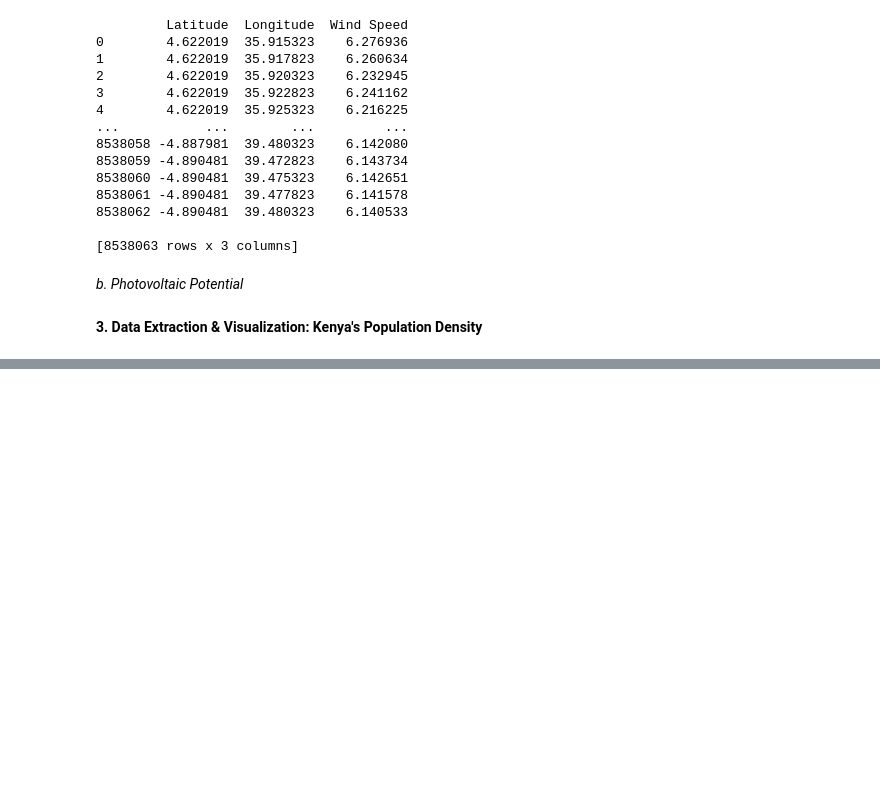
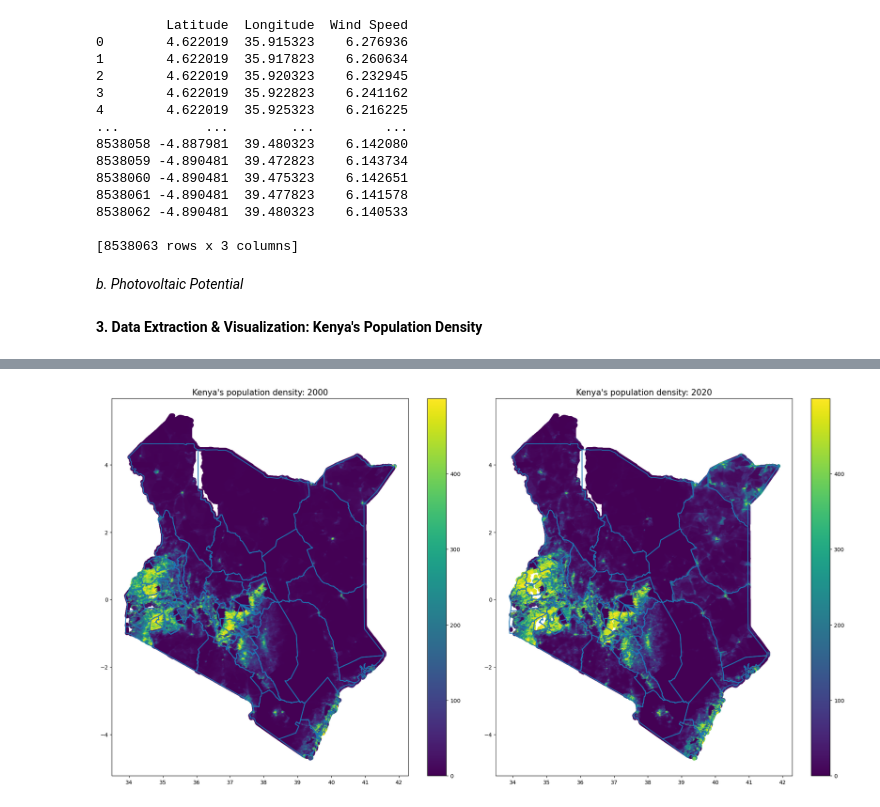
Before and after one commit to DavidGathimbaM/Energy-Access-and-Electrification-planning-in-Kenya, a Jupyter notebook: index_final.ipynb, the cells around one changed output, grey strips where cells are left out. Drawn from its saved outputs; the diff is of its cells as text; code cells hidden in the pictures; blank space fills up the shorter version.

Commit message:
complete population density analysis

```diff
--- a/index_final.ipynb
+++ b/index_final.ipynb
@@ -249,0 +293,14 @@ print(wind_speed_df)
+# %%
+# 2000 Geometry
+pop_density2000 = gpd.GeoDataFrame(
+    pop_density2000, geometry=gpd.points_from_xy(pop_density2000.X, pop_density2000.Y), crs="EPSG:4326"
+).drop(columns=['X','Y']).rename(columns={'Z':'Density'})
+
+# 2020 Geometry
+pop_density2020 = gpd.GeoDataFrame(
+    pop_density2020, geometry=gpd.points_from_xy(pop_density2020.X, pop_density2020.Y), crs="EPSG:4326"
+).drop(columns=['X','Y']).rename(columns={'Z':'Density'})
+
+
+print('Kenyas Population Density Geometry: 2000', pop_density2020.head())
+print('Kenyas Population Density Geometry: 2020', pop_density2000.head())
@@ -249,0 +363,17 @@ print(wind_speed_df)
+# %%
+fig, axes = plt.subplots(1, 2, figsize=(20, 10))
+
+# Kenya's population density: 2000
+base1 = ke_counties.boundary.plot(ax=axes[0])
+pop_density2000.query('Density < 500').plot(ax=base1, column='Density', legend=True)
+axes[0].set_title("Kenya's population density: 2000", fontsize=15)
+
+# Kenya's population density: 2020
+base2 = ke_counties.boundary.plot(ax=axes[1])
+pop_density2020.query('Density < 500').plot(ax=base2, column='Density', legend=True)
+axes[1].set_title("Kenya's population density: 2020", fontsize=15)
+
+plt.tight_layout()
+plt.show()
+# %% [output]
+[figure, added]
```
Also changed, not shown: parts of 12 cells of this notebook.
